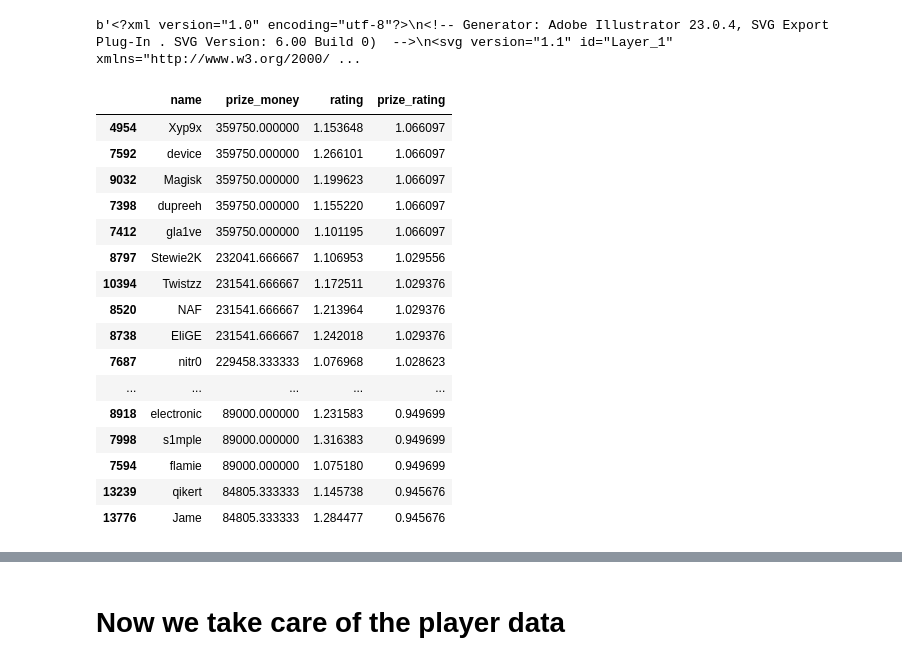
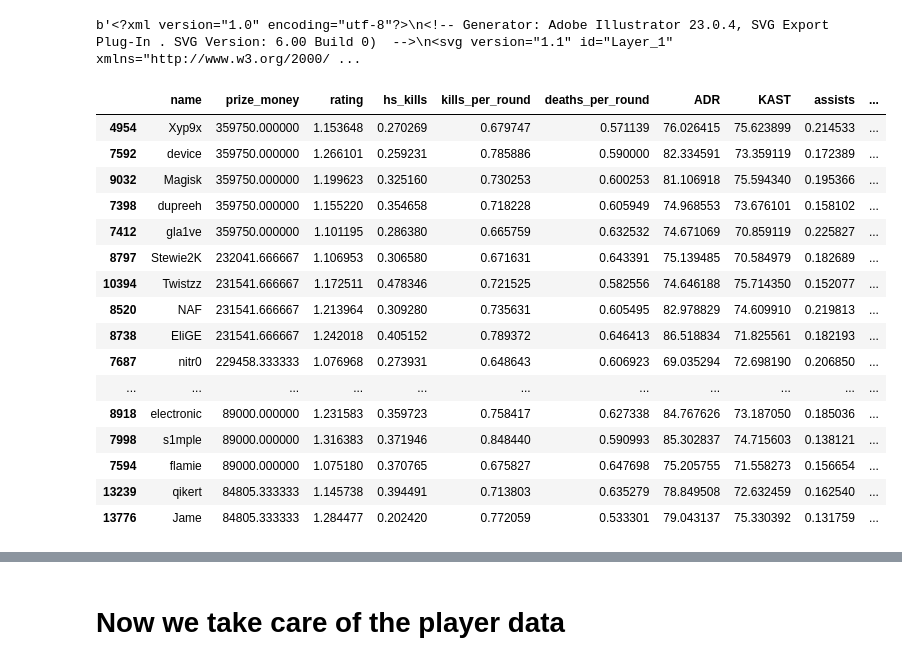
Before and after one commit to emmanuel-garza/insight-csgo, a Jupyter notebook: web_app_data.ipynb, the cells around one changed output, grey strips where cells are left out. Drawn from its saved outputs; the diff is of its cells as text; code cells hidden in the pictures.

```diff
--- a/web_app_data.ipynb
+++ b/web_app_data.ipynb
@@ -84,13 +66,27 @@ for team_id in team_id_vec:
     count = 0
     for player_id in dict_map[map_id][team_id]['players_id']:
 
-        prize_money   = dict_player[player_id][ dict_player[player_id]['date']>datetime(2019,1,1) ]['prize'].sum()
-        player_rating = dict_player[player_id][ dict_player[player_id]['date']>datetime(2019,1,1) ]['rating'].mean()
+        df_aux = dict_player[player_id][ dict_player[player_id]['date']>datetime(2019,1,1) ]
+
+        prize_money   = df_aux['prize'].sum()
+        player_rating = df_aux['rating'].mean()
 
         dict_player_new[player_id] = {}
-        dict_player_new[player_id]['name']         = dict_player[player_id]['player_name'].values[0]
-        dict_player_new[player_id]['prize_money']  = prize_money
-        dict_player_new[player_id]['rating']       = player_rating
+        dict_player_new[player_id]['name']        = dict_player[player_id]['player_name'].values[0]
+        dict_player_new[player_id]['prize_money'] = prize_money
+
+        dict_player_new[player_id]['rating']           = player_rating
+        dict_player_new[player_id]['hs_kills']         = ( (df_aux['hs_kills']/(df_aux['team_score']+df_aux['op_score'])).mean() )
+        dict_player_new[player_id]['kills_per_round']  = ( df_aux['kills_per_round'].mean() )
+        dict_player_new[player_id]['deaths_per_round'] = ( df_aux['deaths_per_round'].mean() )
+        dict_player_new[player_id]['ADR']              = ( df_aux['ADR'].mean() )
+        dict_player_new[player_id]['KAST']             = ( df_aux['KAST'].mean() )
+        dict_player_new[player_id]['assists']          = ( (df_aux['assists']/(df_aux['team_score']+df_aux['op_score'])).mean() )
+        dict_player_new[player_id]['flash_assists']    = ( (df_aux['flash_assists']/(df_aux['team_score']+df_aux['op_score'])).mean() )
+        dict_player_new[player_id]['first_kills_diff'] = ( (df_aux['first_kills_diff']/(df_aux['team_score']+df_aux['op_score'])).mean() )
+        dict_player_new[player_id]['team_rank']        = ( df_aux['team_rank'].mean() )
+        dict_player_new[player_id]['team_score']       = ( (df_aux['team_score']-df_aux['op_score']).mean() )
+        dict_player_new[player_id]['win_rate']         = ( df_aux['win'].mean() )
 
         if prize_money > 0:
             dict_player_new[player_id]['prize_rating'] = np.log( prize_money ) / 12.0
@@ -215,29 +170,29 @@ b'<?xml version="1.0" encoding="utf-8"?>\n<!-- Generator: Adobe Illustrator 23.0
 # %%
 df = pd.DataFrame.from_dict(dict_player_new,orient='index')
 
 df = df.sort_values(['prize_money'],ascending=False)
 
 df_player_aux = df
 
-filename = 'webapp_dict_player.sav'
-pickle.dump( df, open(filename,'wb') )
+# filename = 'webapp_dict_player.sav'
+# pickle.dump( df, open(filename,'wb') )
 
 df.head(n=50)
 # %% [output]
-|  | name | prize_money | rating | prize_rating |
-| 4954 | Xyp9x | 359750.000000 | 1.153648 | 1.066097 |
-| 7592 | device | 359750.000000 | 1.266101 | 1.066097 |
-| 9032 | Magisk | 359750.000000 | 1.199623 | 1.066097 |
-| 7398 | dupreeh | 359750.000000 | 1.155220 | 1.066097 |
-| 7412 | gla1ve | 359750.000000 | 1.101195 | 1.066097 |
-| 8797 | Stewie2K | 232041.666667 | 1.106953 | 1.029556 |
-| 10394 | Twistzz | 231541.666667 | 1.172511 | 1.029376 |
-| 8520 | NAF | 231541.666667 | 1.213964 | 1.029376 |
-| 8738 | EliGE | 231541.666667 | 1.242018 | 1.029376 |
-| 7687 | nitr0 | 229458.333333 | 1.076968 | 1.028623 |
-| ... | ... | ... | ... | ... |
-| 8918 | electronic | 89000.000000 | 1.231583 | 0.949699 |
-| 7998 | s1mple | 89000.000000 | 1.316383 | 0.949699 |
-| 7594 | flamie | 89000.000000 | 1.075180 | 0.949699 |
-| 13239 | qikert | 84805.333333 | 1.145738 | 0.945676 |
-| 13776 | Jame | 84805.333333 | 1.284477 | 0.945676 |
+|  | name | prize_money | rating | hs_kills | kills_per_round | deaths_per_round | ADR | KAST | assists | ... |
+| 4954 | Xyp9x | 359750.000000 | 1.153648 | 0.270269 | 0.679747 | 0.571139 | 76.026415 | 75.623899 | 0.214533 | ... |
+| 7592 | device | 359750.000000 | 1.266101 | 0.259231 | 0.785886 | 0.590000 | 82.334591 | 73.359119 | 0.172389 | ... |
+| 9032 | Magisk | 359750.000000 | 1.199623 | 0.325160 | 0.730253 | 0.600253 | 81.106918 | 75.594340 | 0.195366 | ... |
+| 7398 | dupreeh | 359750.000000 | 1.155220 | 0.354658 | 0.718228 | 0.605949 | 74.968553 | 73.676101 | 0.158102 | ... |
+| 7412 | gla1ve | 359750.000000 | 1.101195 | 0.286380 | 0.665759 | 0.632532 | 74.671069 | 70.859119 | 0.225827 | ... |
+| 8797 | Stewie2K | 232041.666667 | 1.106953 | 0.306580 | 0.671631 | 0.643391 | 75.139485 | 70.584979 | 0.182689 | ... |
+| 10394 | Twistzz | 231541.666667 | 1.172511 | 0.478346 | 0.721525 | 0.582556 | 74.646188 | 75.714350 | 0.152077 | ... |
+| 8520 | NAF | 231541.666667 | 1.213964 | 0.309280 | 0.735631 | 0.605495 | 82.978829 | 74.609910 | 0.219813 | ... |
+| 8738 | EliGE | 231541.666667 | 1.242018 | 0.405152 | 0.789372 | 0.646413 | 86.518834 | 71.825561 | 0.182193 | ... |
+| 7687 | nitr0 | 229458.333333 | 1.076968 | 0.273931 | 0.648643 | 0.606923 | 69.035294 | 72.698190 | 0.206850 | ... |
+| ... | ... | ... | ... | ... | ... | ... | ... | ... | ... | ... |
+| 8918 | electronic | 89000.000000 | 1.231583 | 0.359723 | 0.758417 | 0.627338 | 84.767626 | 73.187050 | 0.185036 | ... |
+| 7998 | s1mple | 89000.000000 | 1.316383 | 0.371946 | 0.848440 | 0.590993 | 85.302837 | 74.715603 | 0.138121 | ... |
+| 7594 | flamie | 89000.000000 | 1.075180 | 0.370765 | 0.675827 | 0.647698 | 75.205755 | 71.558273 | 0.156654 | ... |
+| 13239 | qikert | 84805.333333 | 1.145738 | 0.394491 | 0.713803 | 0.635279 | 78.849508 | 72.632459 | 0.162540 | ... |
+| 13776 | Jame | 84805.333333 | 1.284477 | 0.202420 | 0.772059 | 0.533301 | 79.043137 | 75.330392 | 0.131759 | ... |
```
Also changed, not shown: parts of 8 cells of this notebook, 1 other file.
